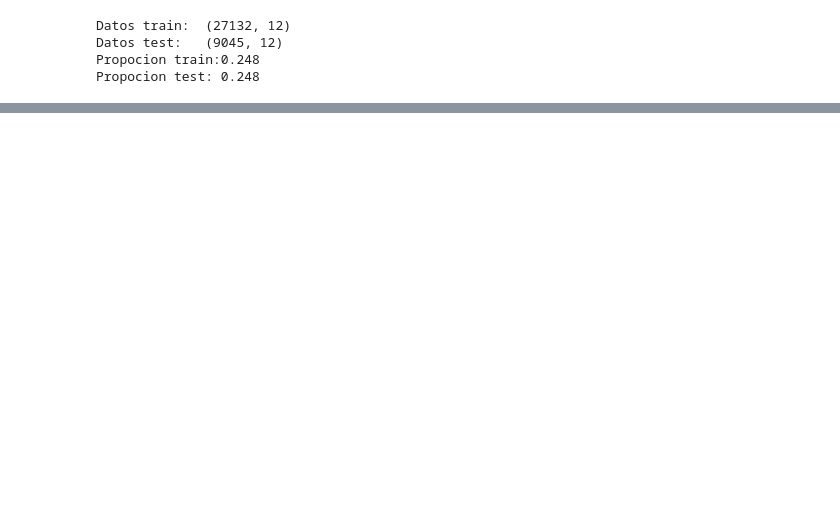
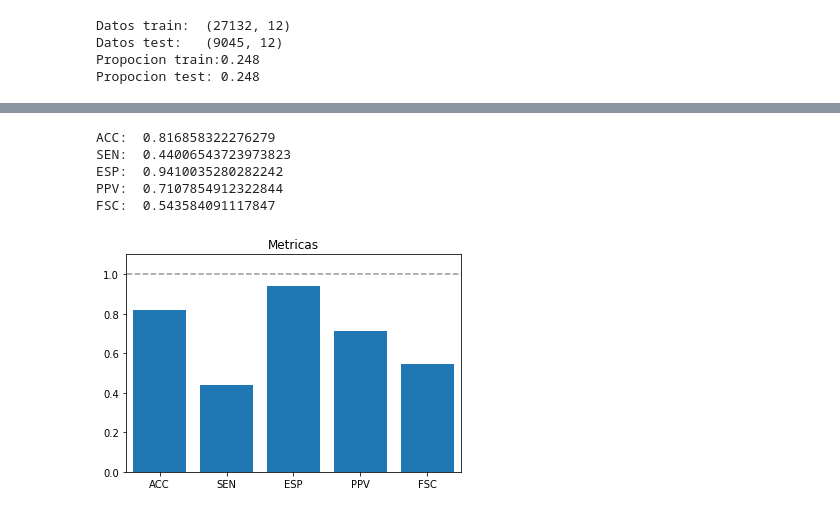
Before and after one commit to albertus88/keepcoding-BD-ML, a Jupyter notebook: Assessment/Alberto Mozo Garcia - KeepCoding - ML.ipynb, the cells around one changed output, grey strips where cells are left out. Cells and saved outputs as stored; diff of their text form; code cells hidden in the pictures; blank space fills up the shorter version.

```diff
--- a/Assessment/Alberto Mozo Garcia - KeepCoding - ML.ipynb
+++ b/Assessment/Alberto Mozo Garcia - KeepCoding - ML.ipynb
@@ -412,0 +435,9 @@ Propocion test: 0.248
+# %%
+calcula_metricas(confmat)
+# %% [output]
+ACC:  0.816858322276279
+SEN:  0.44006543723973823
+ESP:  0.9410035280282242
+PPV:  0.7107854912322844
+FSC:  0.543584091117847
+[figure, added]
```
Also changed, not shown: parts of 54 cells of this notebook, 1 other file.
